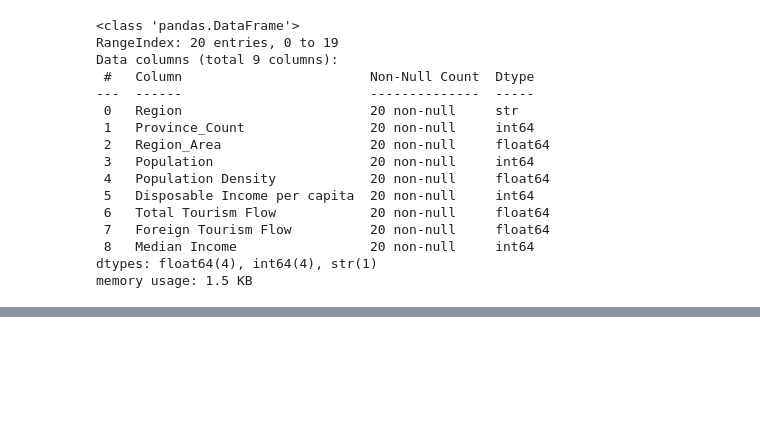
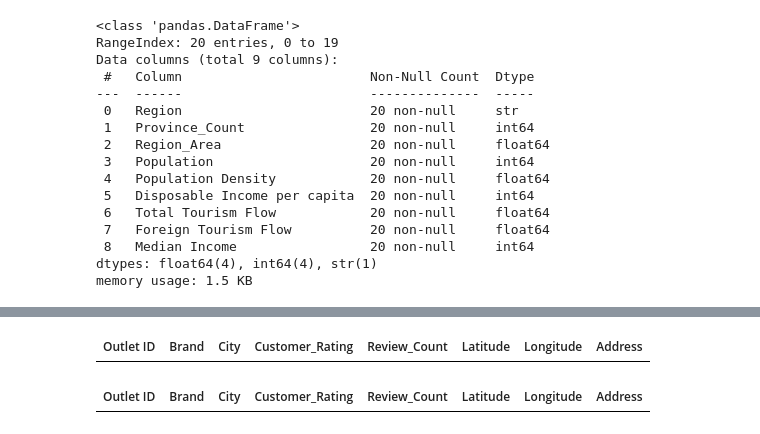
Before and after one commit to mike10nn/QSR_Analysis, a Jupyter notebook: cleaning.ipynb, the cells around one changed output, grey strips where cells are left out. Cells and saved outputs as stored; diff of their text form; code cells hidden in the pictures; blank space fills up the shorter version.

Commit message:
Update cleaned QSR datasets

```diff
--- a/cleaning.ipynb
+++ b/cleaning.ipynb
@@ -239,0 +237,56 @@ socioeconomic.to_excel("Data/QSR_socioeconomic_dataset_cleaned.xlsx", index=Fals
+# %%
+cleaned_outlets = pd.read_csv("Data/QSR_outlet_dataset_cleaned.csv")
+# %%
+duplicate_coordinate_rows = cleaned_outlets[
+    cleaned_outlets.duplicated(
+        subset=["Latitude", "Longitude"],
+        keep=False
+    )
+].sort_values(["Latitude", "Longitude"])
+
+#To display all the results in a scrolldown option
+from IPython.display import display, HTML
+
+html_table = duplicate_coordinate_rows.loc[:, ['Outlet ID', 'Brand', 'City', 'Customer_Rating','Review_Count', 'Latitude', 'Longitude', 'Address']].to_html(index=False)
+
+display(HTML(f"""
+<div style="
+    max-height: 300px;
+    overflow-y: auto;
+    overflow-x: auto;
+    border: 1px solid #555;
+    padding: 8px;
+">
+{html_table}
+</div>
+"""))
+# %% [output]
+| Outlet ID | Brand | City | Customer_Rating | Review_Count | Latitude | Longitude | Address |
+# %%
+#By brand, address and city
+
+duplicate_coordinate_rows = cleaned_outlets[
+    cleaned_outlets.duplicated(
+        subset=["Brand", "City", "Address"],
+        keep=False
+    )
+].sort_values(["Brand"])
+
+#To display all the results in a scrolldown option
+from IPython.display import display, HTML
+
+html_table = duplicate_coordinate_rows.loc[:, ['Outlet ID', 'Brand', 'City', 'Customer_Rating','Review_Count', 'Latitude', 'Longitude', 'Address']].to_html(index=False)
+
+display(HTML(f"""
+<div style="
+    max-height: 300px;
+    overflow-y: auto;
+    overflow-x: auto;
+    border: 1px solid #555;
+    padding: 8px;
+">
+{html_table}
+</div>
+"""))
+# %% [output]
+| Outlet ID | Brand | City | Customer_Rating | Review_Count | Latitude | Longitude | Address |
```
Also changed, not shown: parts of 1 cell of this notebook, 5 other files.
